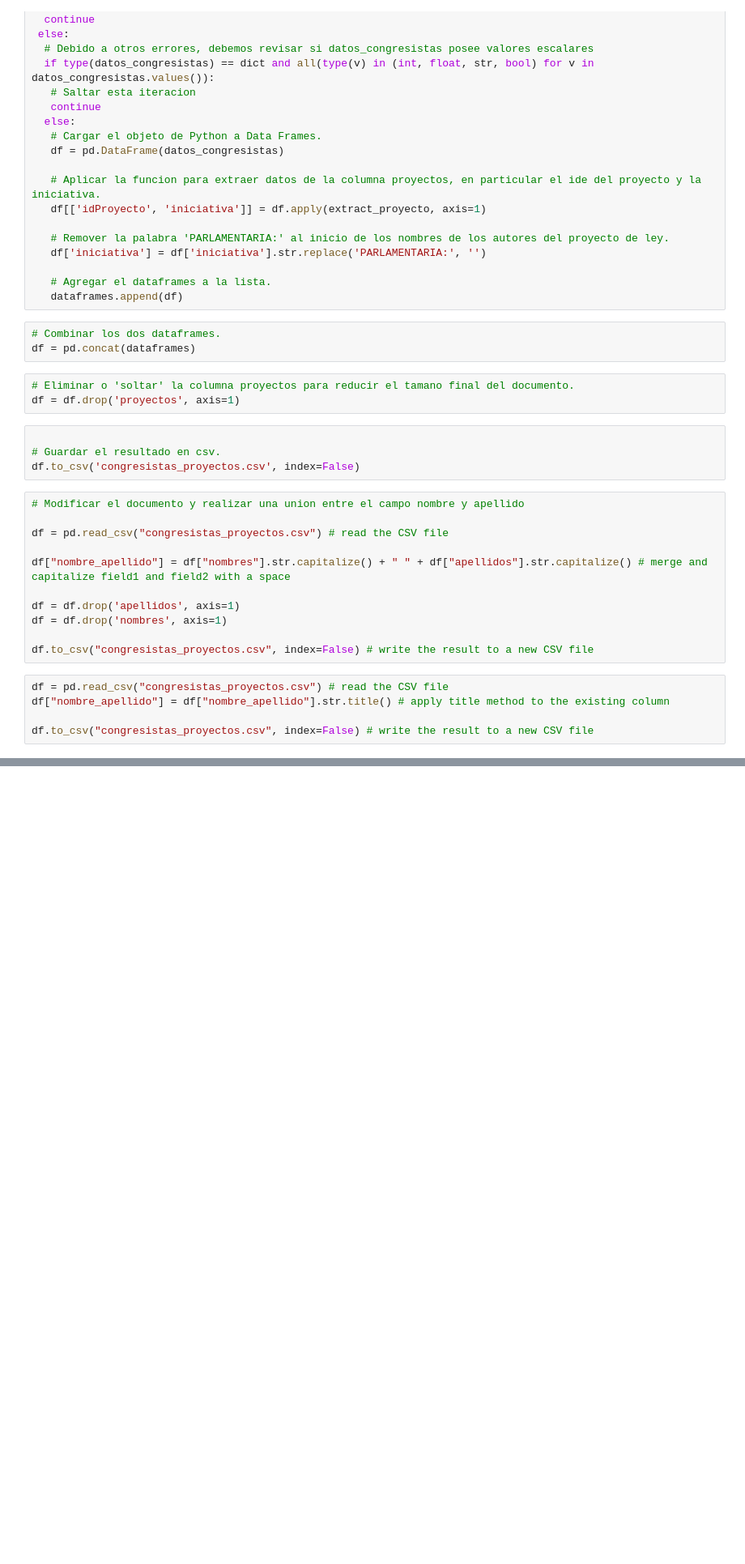
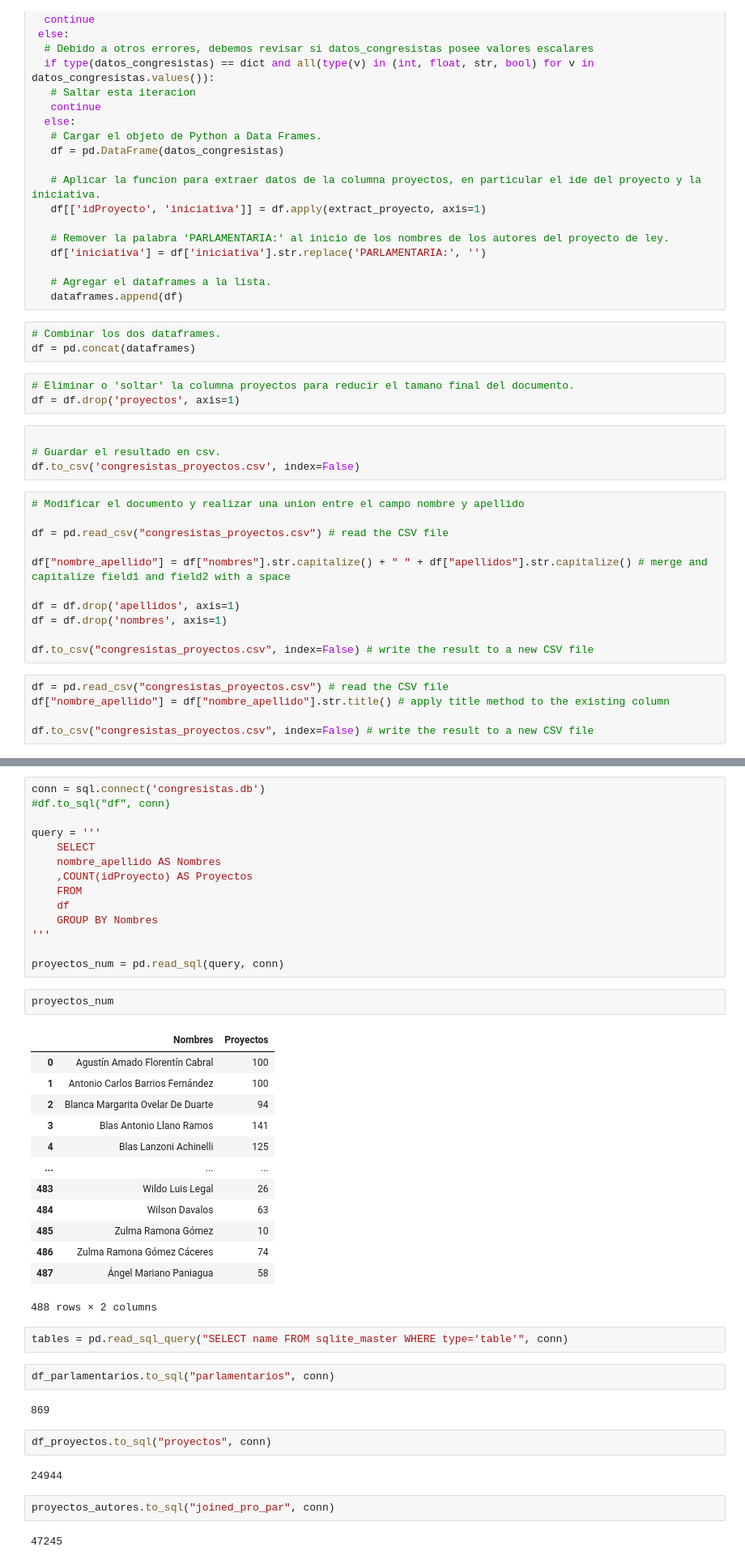
Before and after one commit to p-med/Congreso_WebScrapping, a Jupyter notebook: data_scraping.ipynb, the cells around one changed output, grey strips where cells are left out. Shown at 81% size. Saved outputs shown, nothing was run; the diff lists cells and outputs as text; blank space fills up the shorter version.

```diff
--- a/data_scraping.ipynb
+++ b/data_scraping.ipynb
@@ -108,0 +219,44 @@ df.to_csv("congresistas_proyectos.csv", index=False) # write the result to a new
+# %%
+conn = sql.connect('congresistas.db')
+#df.to_sql("df", conn)
+
+query = '''
+    SELECT
+    nombre_apellido AS Nombres
+    ,COUNT(idProyecto) AS Proyectos
+    FROM
+    df
+    GROUP BY Nombres
+'''
+
+proyectos_num = pd.read_sql(query, conn)
+# %%
+proyectos_num
+# %% [output]
+|  | Nombres | Proyectos |
+| 0 | Agustín Amado Florentín Cabral | 100 |
+| 1 | Antonio Carlos Barrios Fernández | 100 |
+| 2 | Blanca Margarita Ovelar De Duarte | 94 |
+| 3 | Blas Antonio Llano Ramos | 141 |
+| 4 | Blas Lanzoni Achinelli | 125 |
+| ... | ... | ... |
+| 483 | Wildo Luis Legal | 26 |
+| 484 | Wilson Davalos | 63 |
+| 485 | Zulma Ramona Gómez | 10 |
+| 486 | Zulma Ramona Gómez Cáceres | 74 |
+| 487 | Ángel Mariano Paniagua | 58 |
+488 rows × 2 columns
+# %%
+tables = pd.read_sql_query("SELECT name FROM sqlite_master WHERE type='table'", conn)
+# %%
+df_parlamentarios.to_sql("parlamentarios", conn)
+# %% [output]
+869
+# %%
+df_proyectos.to_sql("proyectos", conn)
+# %% [output]
+24944
+# %%
+proyectos_autores.to_sql("joined_pro_par", conn)
+# %% [output]
+47245
```
Also changed, not shown: parts of 18 cells of this notebook, 4 other files.
